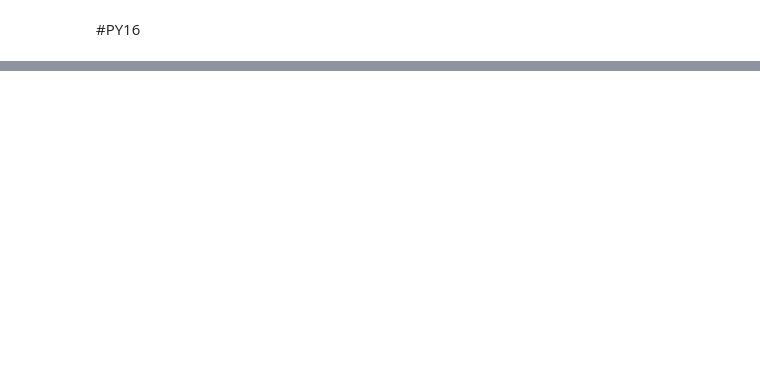
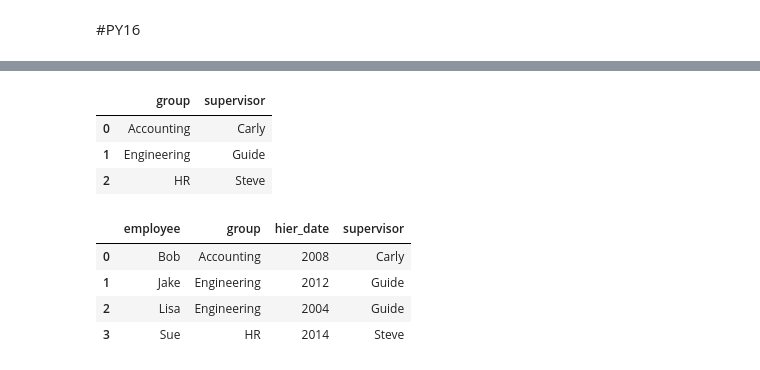
Before and after one commit to Mori-Don/RabbitChallenge, a Jupyter notebook: RabbitChallenge_PythonKoza_11_20.ipynb, the cells around one changed output, grey strips where cells are left out. Saved outputs shown, nothing was run; the diff lists cells and outputs as text; code cells hidden in the pictures; blank space fills up the shorter version.

```diff
--- a/RabbitChallenge_PythonKoza_11_20.ipynb
+++ b/RabbitChallenge_PythonKoza_11_20.ipynb
@@ -634,0 +1436,7 @@ np.mean(x[x > 0])
+# %%
+df2 = pd.DataFrame({
+    'employee' : ['Lisa', 'Bob', 'Jake', 'Sue'],
+    'hier_date': [2004, 2008, 2012, 2014]
+})
+
+df2
@@ -634,0 +1449,3 @@ np.mean(x[x > 0])
+# %%
+df3 = pd.merge(df1, df2)
+df3
@@ -634,0 +1458,20 @@ np.mean(x[x > 0])
+# %%
+df4 = pd.DataFrame({
+    'group': ['Accounting', 'Engineering', 'HR'],
+    'supervisor': ['Carly', 'Guide', 'Steve']
+})
+
+df4
+# %% [output]
+|  | group | supervisor |
+| 0 | Accounting | Carly |
+| 1 | Engineering | Guide |
+| 2 | HR | Steve |
+# %%
+pd.merge(df3, df4)
+# %% [output]
+|  | employee | group | hier_date | supervisor |
+| 0 | Bob | Accounting | 2008 | Carly |
+| 1 | Jake | Engineering | 2012 | Guide |
+| 2 | Lisa | Engineering | 2004 | Guide |
+| 3 | Sue | HR | 2014 | Steve |
```
Also changed, not shown: parts of 175 cells of this notebook.
